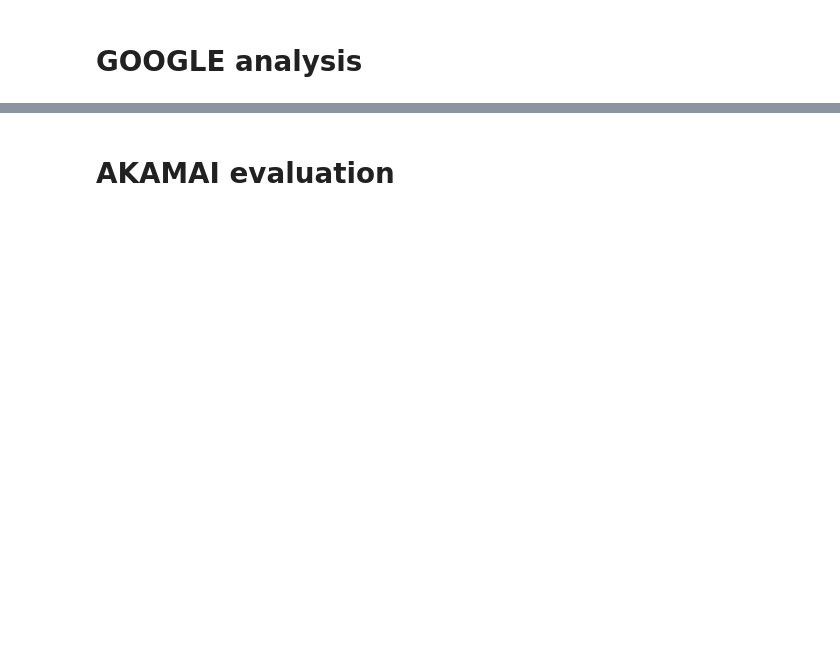
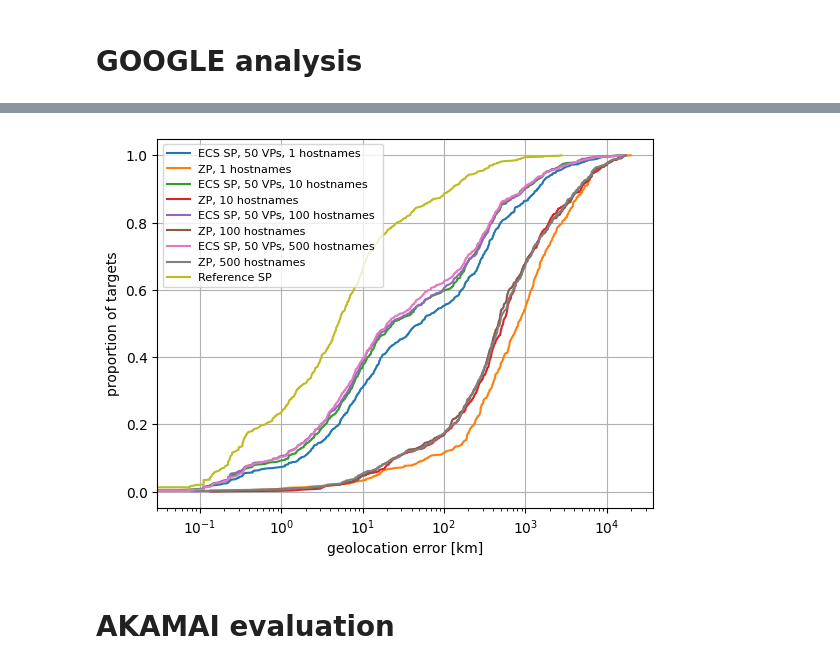
Before and after one commit to dioptra-io/georesolver, a Jupyter notebook: geogiant/evaluation/tier1_evaluation.ipynb, the cells around one changed output, grey strips where cells are left out. Drawn from its saved outputs; the diff is of its cells as text; code cells hidden in the pictures; blank space fills up the shorter version.

```diff
--- a/geogiant/evaluation/tier1_evaluation.ipynb
+++ b/geogiant/evaluation/tier1_evaluation.ipynb
@@ -224,0 +64,9 @@ plot_results("GOOGLE")
+# %%
+tier1_plot(
+    eval_dir=path_settings.RESULTS_PATH / "tier1_evaluation/",
+    granularities=["answer_subnets"],
+    probing_budgets_evaluated=[50],
+    metric_evaluated="d_error",
+    filter_org=["GOOGLE"],
+)
+# %% [output]
@@ -225,2 +90,3 @@ plot_results("GOOGLE")
+[figure, added]
 # %% [markdown]
 # AKAMAI evaluation
```
Also changed, not shown: parts of 17 cells of this notebook, 36 other files.
